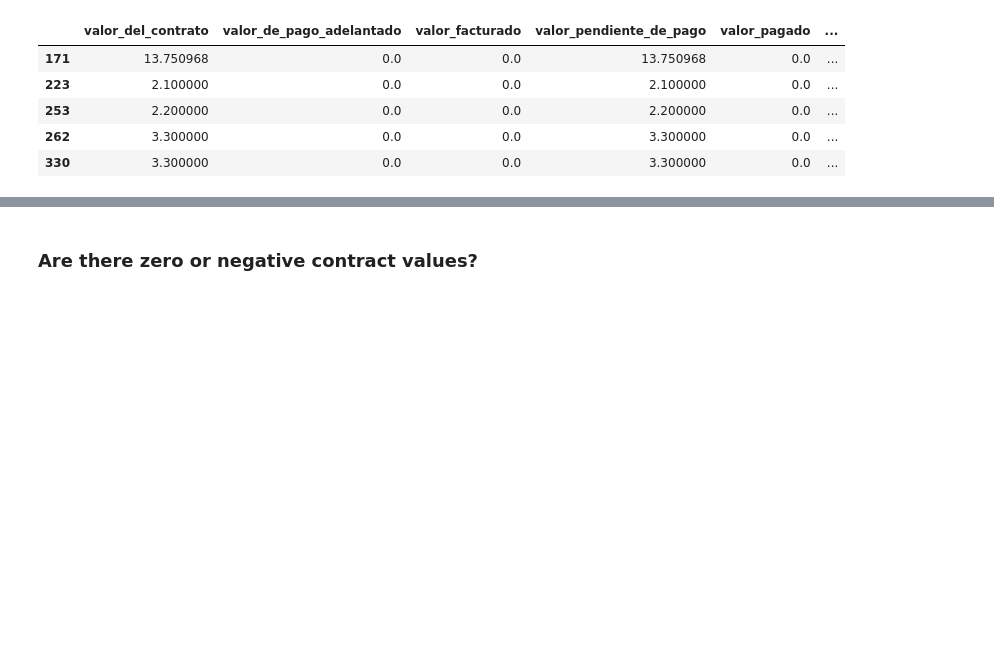
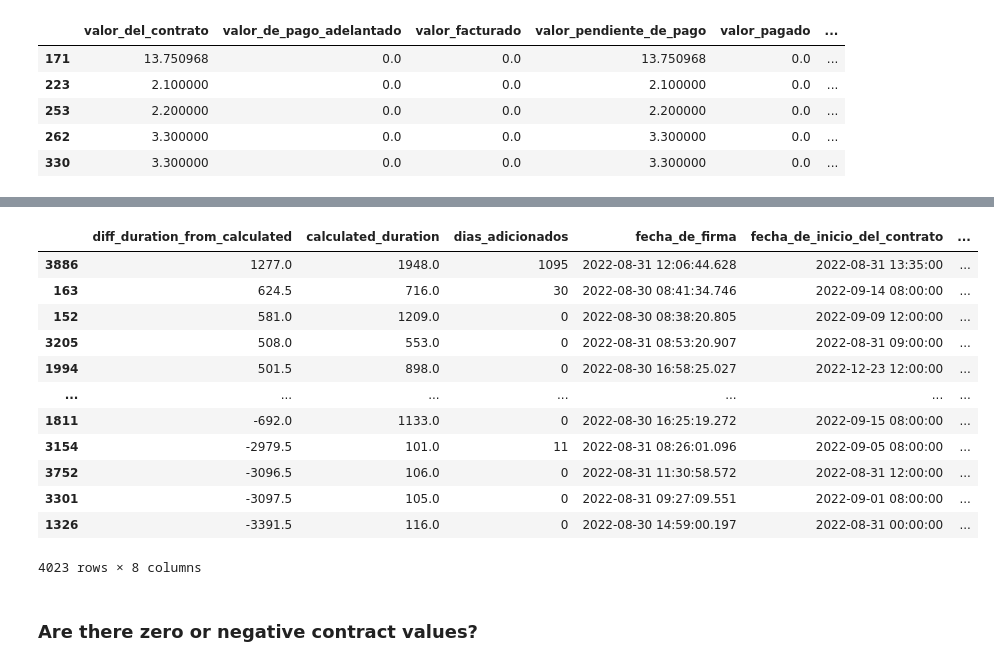
Before and after one commit to johngalt-lab/SECOP-II-Contract-Analysis, a Jupyter notebook: Clean and Describe.ipynb, the cells around one changed output, grey strips where cells are left out. Cells and saved outputs as stored; diff of their text form; code cells hidden in the pictures; blank space fills up the shorter version.

Commit message:
Added weird durations

```diff
--- a/Clean and Describe.ipynb
+++ b/Clean and Describe.ipynb
@@ -843,0 +830,2 @@ without_start[cols_values.to_list() + ['diff_duration_from_calculated']].sort_va
+# %%
+df['calculated_duration'] = (df['fecha_de_fin_del_contrato'] - df['fecha_de_inicio_del_contrato']).dt.days
@@ -843,0 +847,4 @@ without_start[cols_values.to_list() + ['diff_duration_from_calculated']].sort_va
+# %%
+df['diff_duration_from_calculated']=(df['calculated_duration']-df['duration_in_days'])
+# %%
+weird_durations = df[['diff_duration_from_calculated', 'calculated_duration', 'dias_adicionados']+cols_dates.tolist()+cols_duration.tolist()][df['diff_duration_from_calculated']!=0].sort_values(by="diff_duration_from_calculated", ascending = False)
@@ -844,3 +866,21 @@ without_start[cols_values.to_list() + ['diff_duration_from_calculated']].sort_va
+# %%
+weird_durations.dropna(inplace=True)
+# %%
+weird_durations
+# %% [output]
+|  | diff_duration_from_calculated | calculated_duration | dias_adicionados | fecha_de_firma | fecha_de_inicio_del_contrato | ... |
+| 3886 | 1277.0 | 1948.0 | 1095 | 2022-08-31 12:06:44.628 | 2022-08-31 13:35:00 | ... |
+| 163 | 624.5 | 716.0 | 30 | 2022-08-30 08:41:34.746 | 2022-09-14 08:00:00 | ... |
+| 152 | 581.0 | 1209.0 | 0 | 2022-08-30 08:38:20.805 | 2022-09-09 12:00:00 | ... |
+| 3205 | 508.0 | 553.0 | 0 | 2022-08-31 08:53:20.907 | 2022-08-31 09:00:00 | ... |
+| 1994 | 501.5 | 898.0 | 0 | 2022-08-30 16:58:25.027 | 2022-12-23 12:00:00 | ... |
+| ... | ... | ... | ... | ... | ... | ... |
+| 1811 | -692.0 | 1133.0 | 0 | 2022-08-30 16:25:19.272 | 2022-09-15 08:00:00 | ... |
+| 3154 | -2979.5 | 101.0 | 11 | 2022-08-31 08:26:01.096 | 2022-09-05 08:00:00 | ... |
+| 3752 | -3096.5 | 106.0 | 0 | 2022-08-31 11:30:58.572 | 2022-08-31 12:00:00 | ... |
+| 3301 | -3097.5 | 105.0 | 0 | 2022-08-31 09:27:09.551 | 2022-09-01 08:00:00 | ... |
+| 1326 | -3391.5 | 116.0 | 0 | 2022-08-30 14:59:00.197 | 2022-08-31 00:00:00 | ... |
+4023 rows × 8 columns
 # %% [markdown]
 ### Are there zero or negative contract values?
 # %%
```
Also changed, not shown: parts of 8 cells of this notebook.
